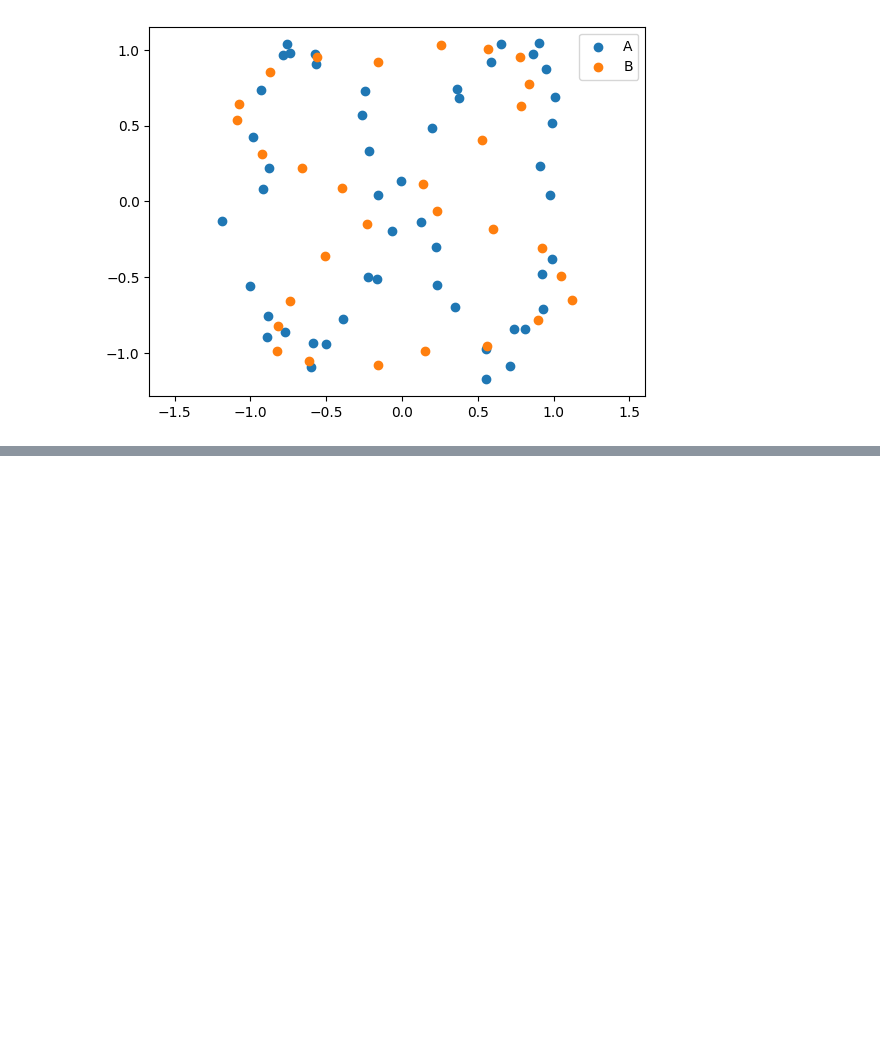
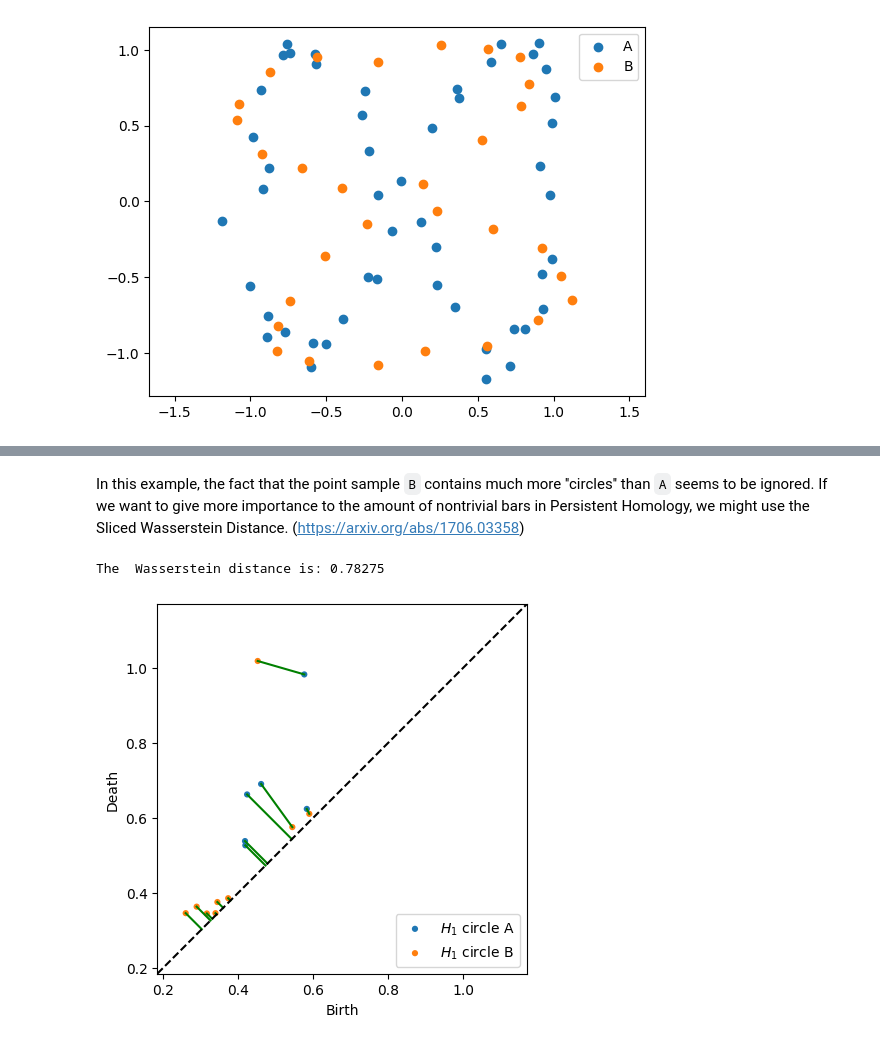
Before and after one commit to atorras1618/Miscellaneous-TDA-notebooks, a Jupyter notebook: Brief_Introduction_to_Persistent_Homology_using_scikit_tda.ipynb, the cells around one changed output, grey strips where cells are left out. Cells and saved outputs as stored; diff of their text form; code cells hidden in the pictures; blank space fills up the shorter version.

```diff
--- a/Brief_Introduction_to_Persistent_Homology_using_scikit_tda.ipynb
+++ b/Brief_Introduction_to_Persistent_Homology_using_scikit_tda.ipynb
@@ -239,0 +280,9 @@ The bottleneck distance is: 0.05409
+# %% [markdown]
+In this example, the fact that the point sample `B` contains much more ''circles'' than `A` seems to be ignored. If we want to give more importance to the amount of nontrivial bars in Persistent Homology, we might use the Sliced Wasserstein Distance. (https://arxiv.org/abs/1706.03358)
+# %%
+distance_wasserstein, matching = persim.wasserstein(circle_A_phdgms[1], circle_B_phdgms[1], matching=True)
+persim.wasserstein_matching(circle_A_phdgms[1], circle_B_phdgms[1], matching, labels=['$H_1$ circle A', '$H_1$ circle B'])
+print("The  Wasserstein distance is: " + str(distance_wasserstein)[:7])
+# %% [output]
+The  Wasserstein distance is: 0.78275
+[figure, added]
```
Also changed, not shown: parts of 6 cells of this notebook.
